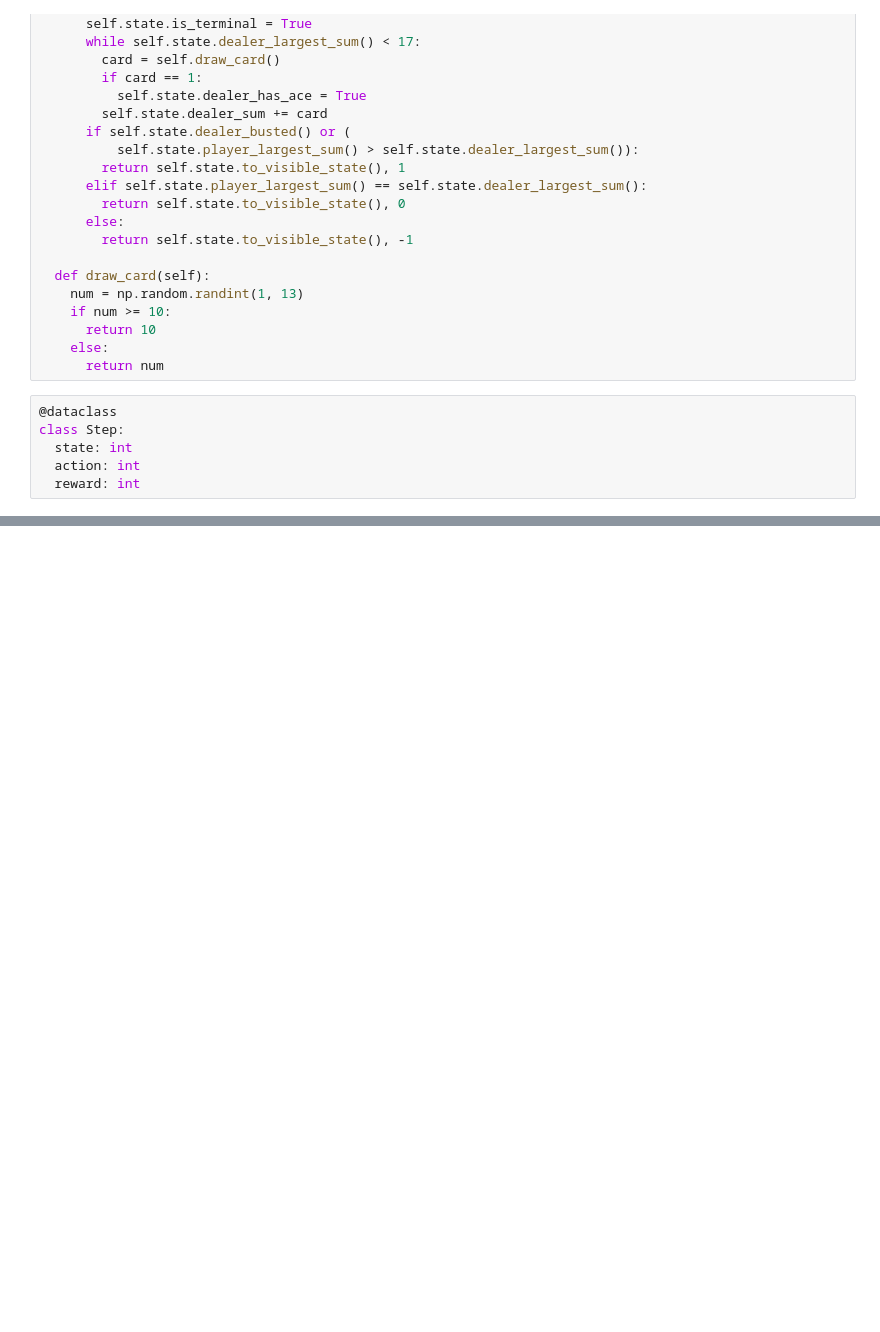
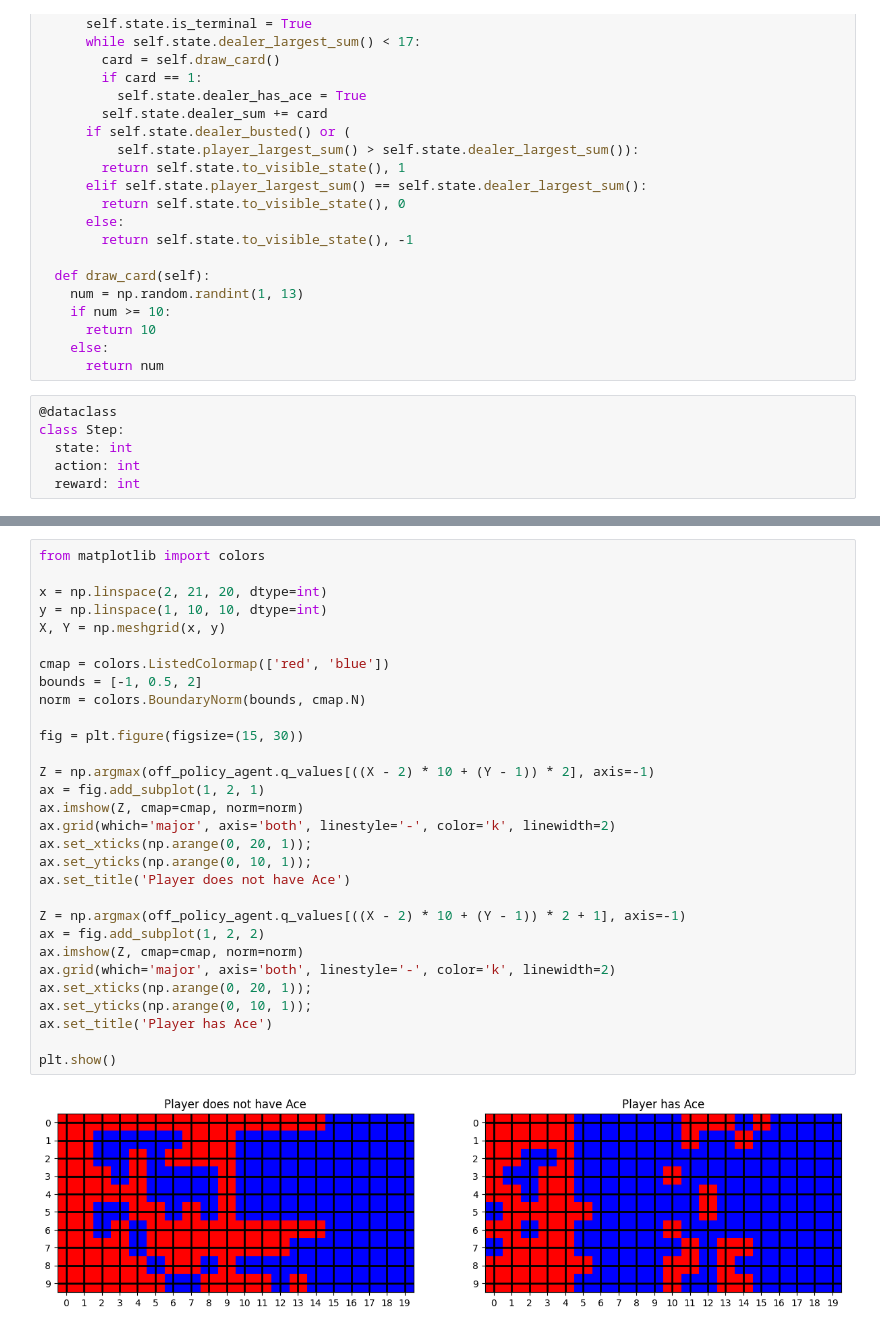
Before and after one commit to saltycookie/RLIntroNotebook, a Jupyter notebook: Chapter_5_Blackjack_Monte_Carlo.ipynb, the cells around one changed output, grey strips where cells are left out. Saved outputs shown, nothing was run; the diff lists cells and outputs as text; blank space fills up the shorter version.

```diff
--- a/Chapter_5_Blackjack_Monte_Carlo.ipynb
+++ b/Chapter_5_Blackjack_Monte_Carlo.ipynb
@@ -270,0 +367,32 @@ plt.show()
+# %%
+from matplotlib import colors
+
+x = np.linspace(2, 21, 20, dtype=int)
+y = np.linspace(1, 10, 10, dtype=int)
+X, Y = np.meshgrid(x, y)
+
+cmap = colors.ListedColormap(['red', 'blue'])
+bounds = [-1, 0.5, 2]
+norm = colors.BoundaryNorm(bounds, cmap.N)
+
+fig = plt.figure(figsize=(15, 30))
+
+Z = np.argmax(off_policy_agent.q_values[((X - 2) * 10 + (Y - 1)) * 2], axis=-1)
+ax = fig.add_subplot(1, 2, 1)
+ax.imshow(Z, cmap=cmap, norm=norm)
+ax.grid(which='major', axis='both', linestyle='-', color='k', linewidth=2)
+ax.set_xticks(np.arange(0, 20, 1));
+ax.set_yticks(np.arange(0, 10, 1));
+ax.set_title('Player does not have Ace')
+
+Z = np.argmax(off_policy_agent.q_values[((X - 2) * 10 + (Y - 1)) * 2 + 1], axis=-1)
+ax = fig.add_subplot(1, 2, 2)
+ax.imshow(Z, cmap=cmap, norm=norm)
+ax.grid(which='major', axis='both', linestyle='-', color='k', linewidth=2)
+ax.set_xticks(np.arange(0, 20, 1));
+ax.set_yticks(np.arange(0, 10, 1));
+ax.set_title('Player has Ace')
+
+plt.show()
+# %% [output]
+[figure, added]
```
Also changed, not shown: parts of 10 cells of this notebook.
